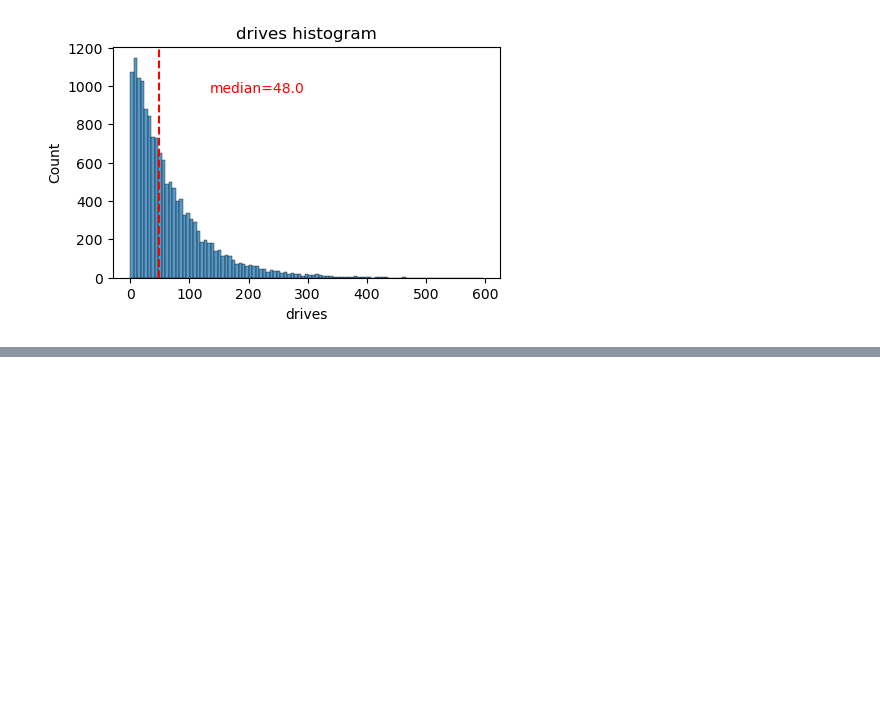
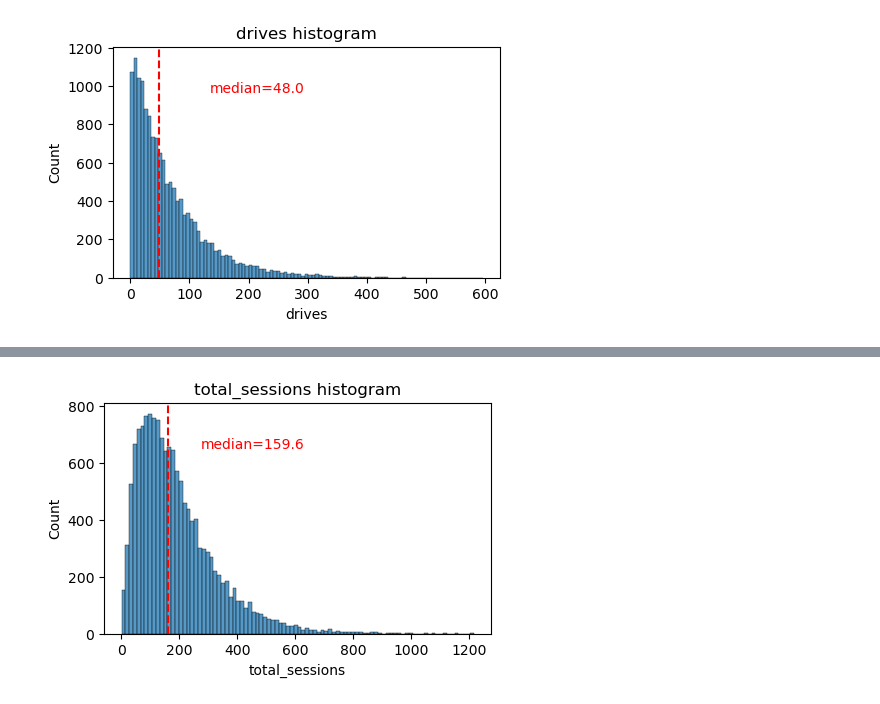
Before and after one commit to olidare/Data-Analytics---Waze, a Jupyter notebook: Waze - Exploratory Data Analysis.ipynb, the cells around one changed output, grey strips where cells are left out. Drawn from its saved outputs; the diff is of its cells as text; code cells hidden in the pictures; blank space fills up the shorter version.

```diff
--- a/Waze - Exploratory Data Analysis.ipynb
+++ b/Waze - Exploratory Data Analysis.ipynb
@@ -337,0 +374,4 @@ build_histogram('drives')
+# %%
+build_histogram('total_sessions')
+# %% [output]
+[figure, added]
```
Also changed, not shown: parts of 28 cells of this notebook.
